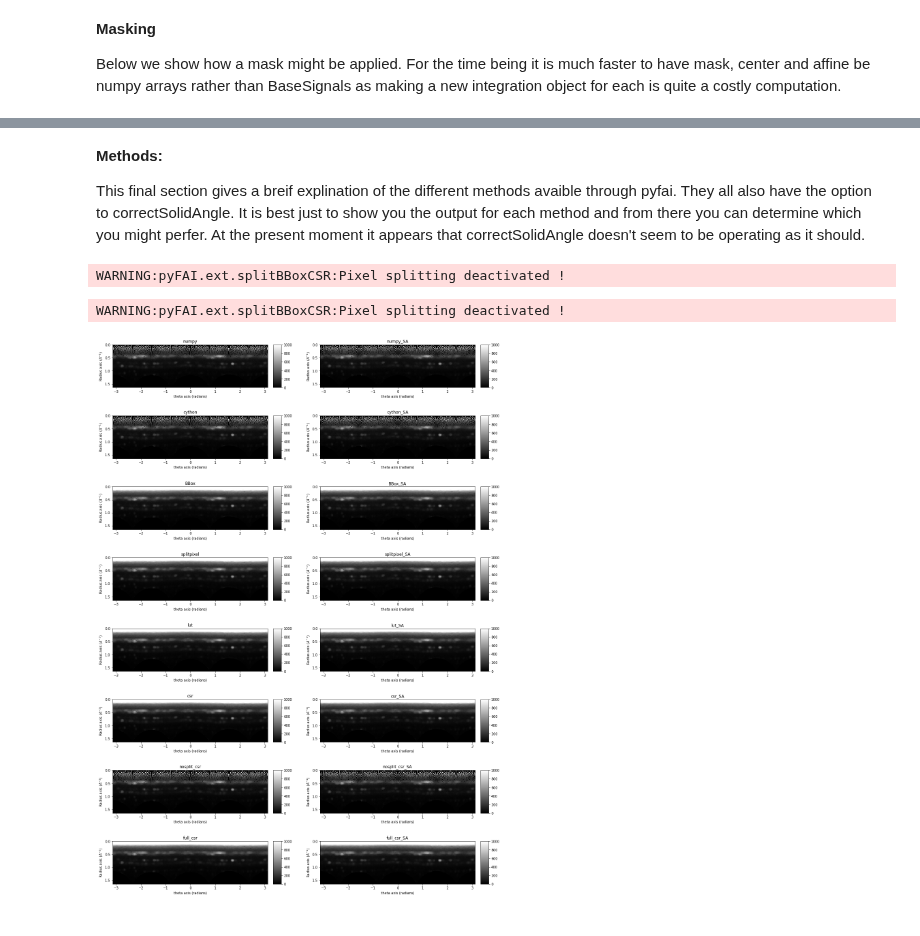
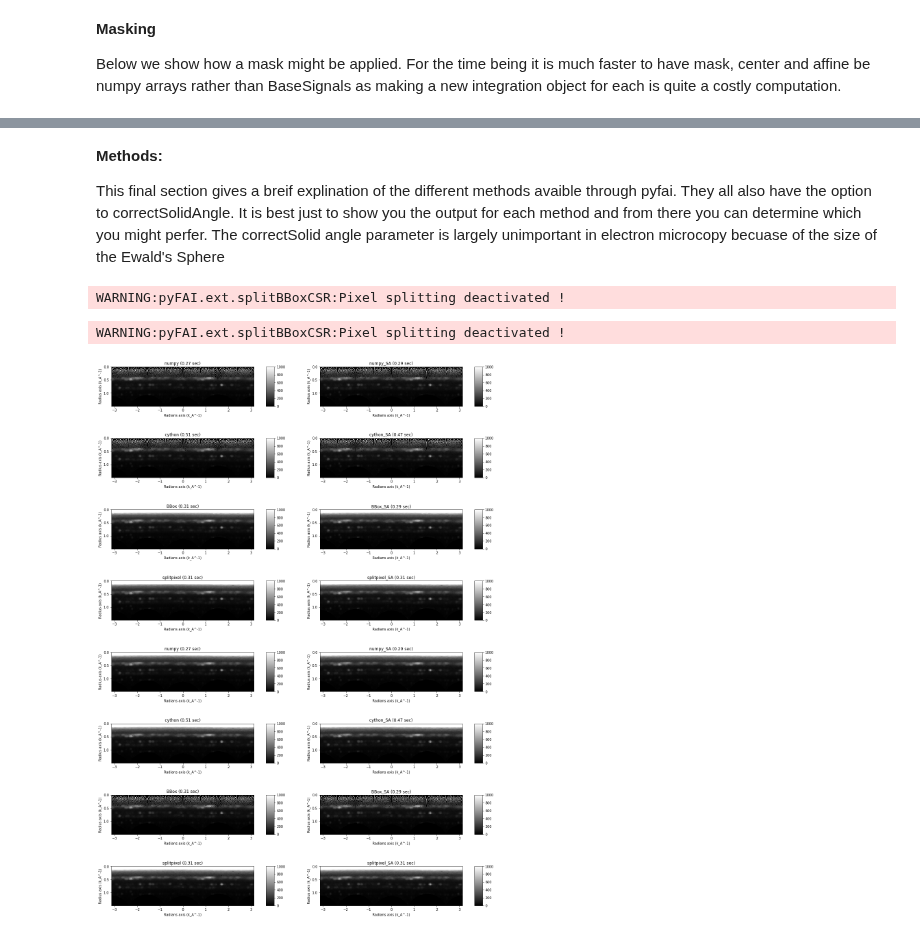
Before and after one commit to pyxem/pyxem-demos, a Jupyter notebook: 07 Azimuthal Integration Using pyFAI Detector.ipynb, the cells around one changed output, grey strips where cells are left out. Saved outputs shown, nothing was run; the diff lists cells and outputs as text; code cells hidden in the pictures.

```diff
--- a/07 Azimuthal Integration Using pyFAI Detector.ipynb
+++ b/07 Azimuthal Integration Using pyFAI Detector.ipynb
@@ -63,0 +63,5 @@ Check the data size and type.  It is also a good idea to look at your data as we
+# %%
+calib = 0.009197
+dp.diffraction_calibration=calib
+dp.scan_calibration= 5
+dp.axes_manager
@@ -79 +113,4 @@ Without these two values there isn't enough information to properly apply the Ew
+# %%
+dp.unit = "k_A^-1"
+dp.beam_energy = 2
 # %%
@@ -118,5 +129,0 @@ _get_wavelength(200)
-# %%
-calib = 0.009197
-dp.set_diffraction_calibration(calib)
-dp.set_scan_calibration(5)
-dp.axes_manager
@@ -272,7 +254,7 @@ integration2d.inav[1,1].isig[:,:].plot()
 # %% [markdown]
 **Methods:**
 
-This final section gives a breif explination of the different methods avaible through pyfai. They all also have the option to correctSolidAngle.  It is best just to show you the output for each method and from there you can determine which you might perfer.  At the present moment it appears that correctSolidAngle doesn't seem to be operating as it should.
+This final section gives a breif explination of the different methods avaible through pyfai. They all also have the option to correctSolidAngle.  It is best just to show you the output for each method and from there you can determine which you might perfer. The correctSolid angle parameter is largely unimportant in electron microcopy becuase of the size of the Ewald's Sphere
 # %%
 methods = ["numpy", "cython", "BBox","splitpixel", "lut", "csr", "nosplit_csr", "full_csr"]
 # %%
@@ -284,9 +266,9 @@ integrations= []
 times = []
 for method in methods:
     tic = time.time()
-    no_sa = littledp.get_azimuthal_integral2d(npt_rad=100, wavelength=wavelength, method=method, correctSolidAngle=False)
+    no_sa = littledp.get_azimuthal_integral2d(npt_rad=100, method=method,affine=affine, correctSolidAngle=False)
     toc = time.time()
-    sa = littledp.get_azimuthal_integral2d(npt_rad=100, wavelength=wavelength, method=method, correctSolidAngle=True)
+    sa = littledp.get_azimuthal_integral2d(npt_rad=100, method=method,affine=affine, correctSolidAngle=True)
     toc2 =time.time()
     integrations.append(no_sa)
     integrations.append(sa)
@@ -297,8 +279,9 @@ WARNING:pyFAI.ext.splitBBoxCSR:Pixel splitting deactivated !
 # %%
 lab = ["numpy","numpy_SA", "cython","cython_SA", "BBox", "BBox_SA", "splitpixel","splitpixel_SA",
            "lut","lut_SA", "csr","csr_SA", "nosplit_csr","nosplit_csr_SA", "full_csr","full_csr_SA"]
+lab_time = [ l+" ("+str(round(t[0],2))+" sec)" for l,t in zip(lab,times)]
 f = plt.figure(figsize=(20,30))
-hs.plot.plot_images(integrations, vmax=1000, per_row=2, fig=f, label=lab)
+hs.plot.plot_images(integrations,vmax=(1000), per_row=2, fig=f, label=lab_time)
 plt.show()
 # %% [output]
-[figure, old version]
+[figure, new version]
```
Also changed, not shown: parts of 31 cells of this notebook, 1 other file.
